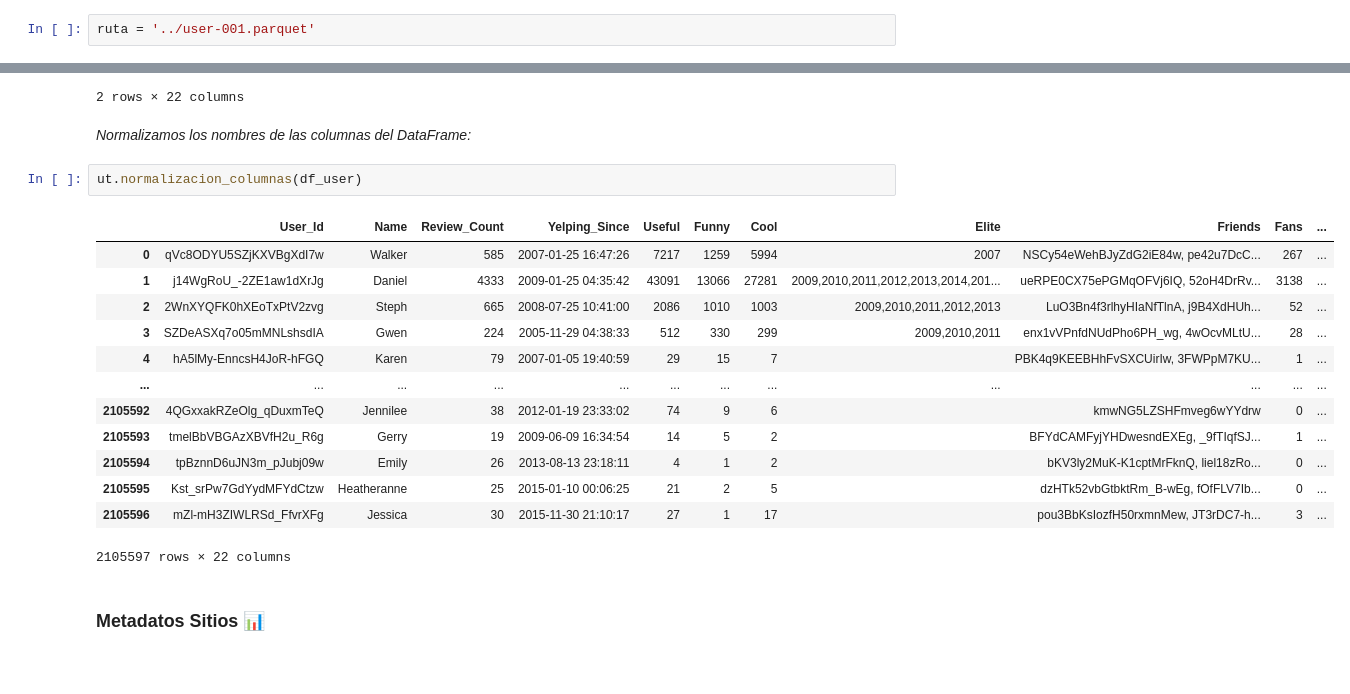
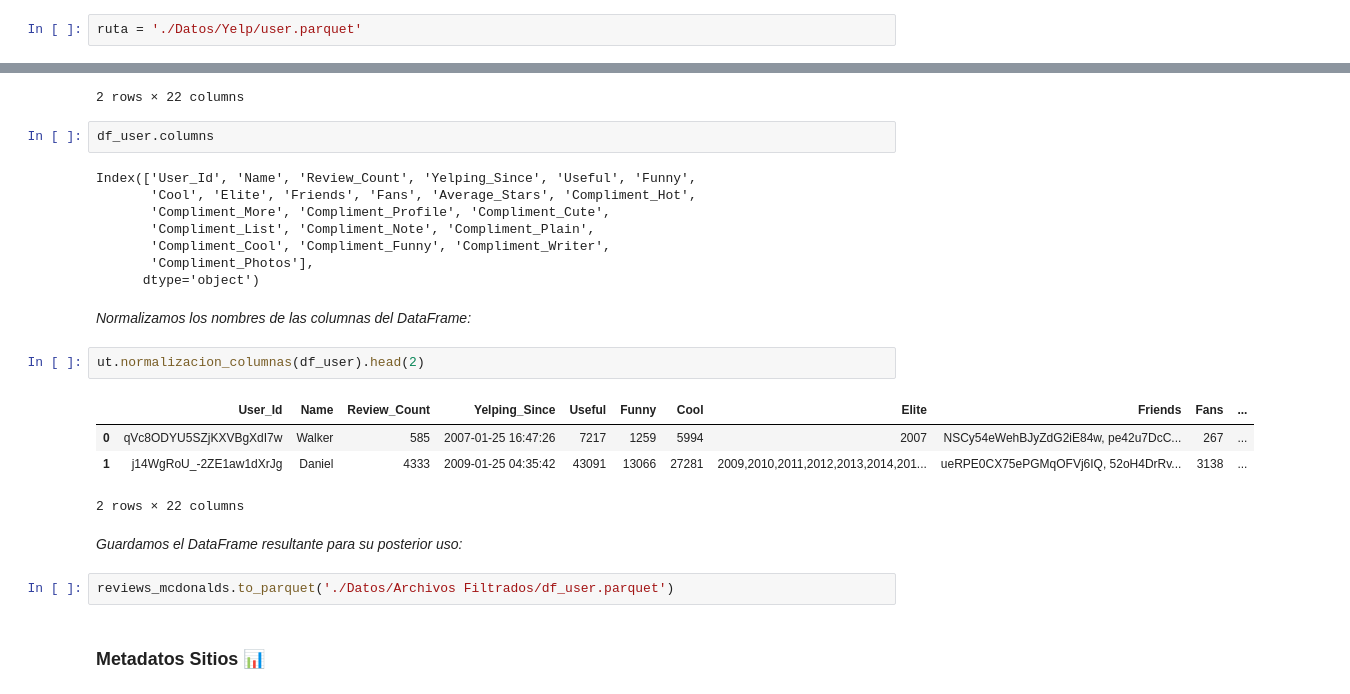
Before and after one commit to MiliTrres/PF_Reviews-Recommendation_Henry, a Jupyter notebook: ETL.ipynb, the cells around one changed output, grey strips where cells are left out. Saved outputs shown, nothing was run; the diff lists cells and outputs as text; blank space fills up the shorter version.

Commit message:
Añado readme, organizo datos y termino ETL

```diff
--- a/ETL.ipynb
+++ b/ETL.ipynb
@@ -276,7 +275,7 @@ reviews_mcdonalds.to_parquet('../reviews_mcdonalds.parquet')
 # %% [markdown]
 *Definimos la ruta del archivo :*
 # %%
-ruta = '../user-001.parquet'
+ruta = './Datos/Yelp/user.parquet'
 # %% [markdown]
 *Almacenamos el contenido del archivo en una variable, **df_user**:*
 # %%
@@ -294,24 +293,29 @@ df_user.head(2)
 | 0 | qVc8ODYU5SZjKXVBgXdI7w | Walker | 585 | 2007-01-25 16:47:26 | 7217 | 1259 | 5994 | 2007 | NSCy54eWehBJyZdG2iE84w, pe42u7DcC... | 267 | ... |
 | 1 | j14WgRoU_-2ZE1aw1dXrJg | Daniel | 4333 | 2009-01-25 04:35:42 | 43091 | 13066 | 27281 | 2009,2010,2011,2012,2013,2014,201... | ueRPE0CX75ePGMqOFVj6IQ, 52oH4DrRv... | 3138 | ... |
 2 rows × 22 columns
+# %%
+df_user.columns
+# %% [output]
+Index(['User_Id', 'Name', 'Review_Count', 'Yelping_Since', 'Useful', 'Funny',
+       'Cool', 'Elite', 'Friends', 'Fans', 'Average_Stars', 'Compliment_Hot',
+       'Compliment_More', 'Compliment_Profile', 'Compliment_Cute',
+       'Compliment_List', 'Compliment_Note', 'Compliment_Plain',
+       'Compliment_Cool', 'Compliment_Funny', 'Compliment_Writer',
+       'Compliment_Photos'],
+      dtype='object')
 # %% [markdown]
 *Normalizamos los nombres de las columnas del DataFrame:*
 # %%
-ut.normalizacion_columnas(df_user)
+ut.normalizacion_columnas(df_user).head(2)
 # %% [output]
 |  | User_Id | Name | Review_Count | Yelping_Since | Useful | Funny | Cool | Elite | Friends | Fans | ... |
 | 0 | qVc8ODYU5SZjKXVBgXdI7w | Walker | 585 | 2007-01-25 16:47:26 | 7217 | 1259 | 5994 | 2007 | NSCy54eWehBJyZdG2iE84w, pe42u7DcC... | 267 | ... |
 | 1 | j14WgRoU_-2ZE1aw1dXrJg | Daniel | 4333 | 2009-01-25 04:35:42 | 43091 | 13066 | 27281 | 2009,2010,2011,2012,2013,2014,201... | ueRPE0CX75ePGMqOFVj6IQ, 52oH4DrRv... | 3138 | ... |
-| 2 | 2WnXYQFK0hXEoTxPtV2zvg | Steph | 665 | 2008-07-25 10:41:00 | 2086 | 1010 | 1003 | 2009,2010,2011,2012,2013 | LuO3Bn4f3rlhyHIaNfTlnA, j9B4XdHUh... | 52 | ... |
-| 3 | SZDeASXq7o05mMNLshsdIA | Gwen | 224 | 2005-11-29 04:38:33 | 512 | 330 | 299 | 2009,2010,2011 | enx1vVPnfdNUdPho6PH_wg, 4wOcvMLtU... | 28 | ... |
-| 4 | hA5lMy-EnncsH4JoR-hFGQ | Karen | 79 | 2007-01-05 19:40:59 | 29 | 15 | 7 |  | PBK4q9KEEBHhFvSXCUirIw, 3FWPpM7KU... | 1 | ... |
-| ... | ... | ... | ... | ... | ... | ... | ... | ... | ... | ... | ... |
-| 2105592 | 4QGxxakRZeOlg_qDuxmTeQ | Jennilee | 38 | 2012-01-19 23:33:02 | 74 | 9 | 6 |  | kmwNG5LZSHFmveg6wYYdrw | 0 | ... |
-| 2105593 | tmelBbVBGAzXBVfH2u_R6g | Gerry | 19 | 2009-06-09 16:34:54 | 14 | 5 | 2 |  | BFYdCAMFyjYHDwesndEXEg, _9fTIqfSJ... | 1 | ... |
-| 2105594 | tpBznnD6uJN3m_pJubj09w | Emily | 26 | 2013-08-13 23:18:11 | 4 | 1 | 2 |  | bKV3ly2MuK-K1cptMrFknQ, liel18zRo... | 0 | ... |
-| 2105595 | Kst_srPw7GdYydMFYdCtzw | Heatheranne | 25 | 2015-01-10 00:06:25 | 21 | 2 | 5 |  | dzHTk52vbGtbktRm_B-wEg, fOfFLV7Ib... | 0 | ... |
-| 2105596 | mZl-mH3ZIWLRSd_FfvrXFg | Jessica | 30 | 2015-11-30 21:10:17 | 27 | 1 | 17 |  | pou3BbKsIozfH50rxmnMew, JT3rDC7-h... | 3 | ... |
-2105597 rows × 22 columns
+2 rows × 22 columns
+# %% [markdown]
+*Guardamos el DataFrame resultante para su posterior uso:*
+# %%
+reviews_mcdonalds.to_parquet('./Datos/Archivos Filtrados/df_user.parquet')
 # %% [markdown]
 ### Metadatos Sitios 📊
 # %% [markdown]
```
Also changed, not shown: parts of 35 cells of this notebook, 9 other files.
